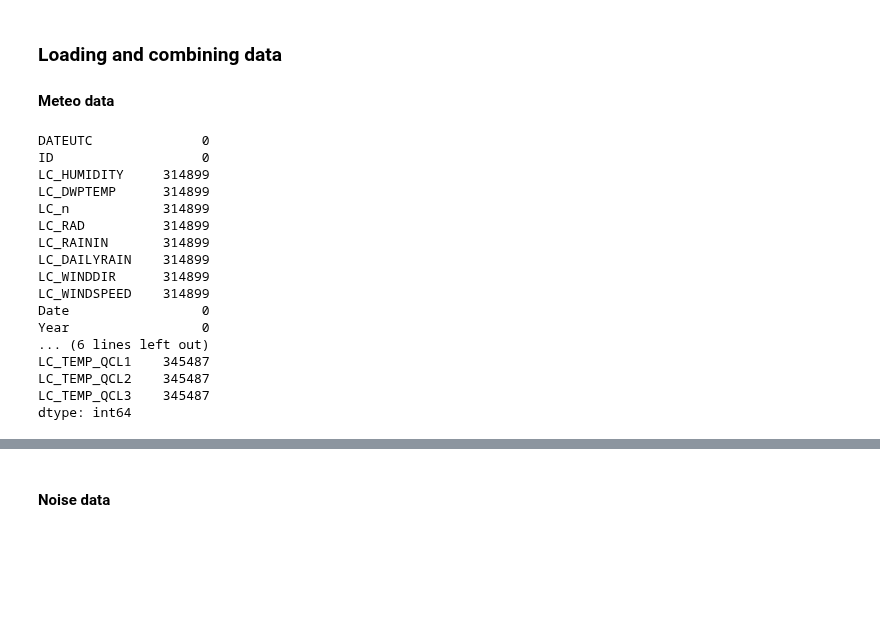
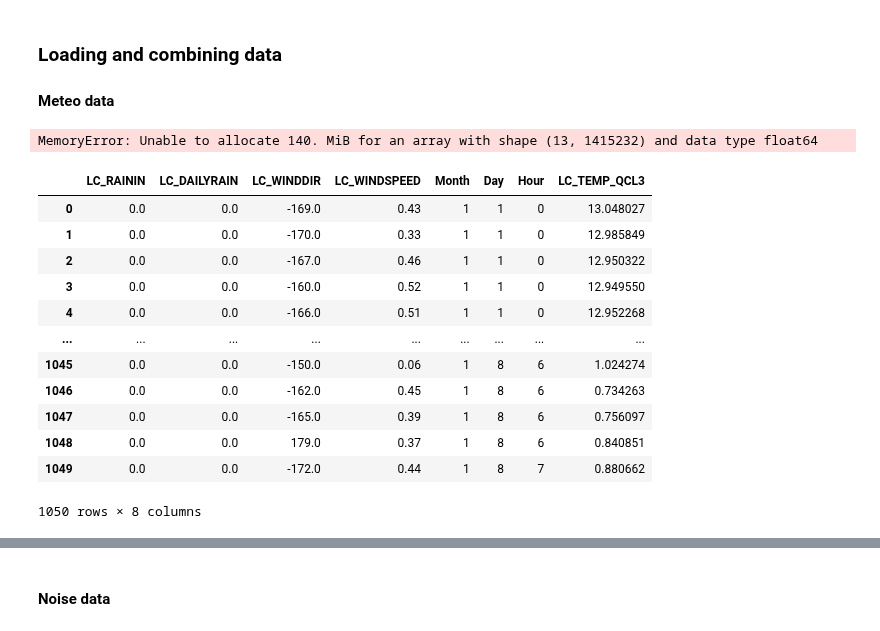
Before and after one commit to lennertvanh/MDA-Georgia, a Jupyter notebook: Preprocessing.ipynb, the cells around one changed output, grey strips where cells are left out. Saved outputs shown, nothing was run; the diff lists cells and outputs as text; code cells hidden in the pictures; blank space fills up the shorter version.

```diff
--- a/Preprocessing.ipynb
+++ b/Preprocessing.ipynb
@@ -24,24 +24,29 @@ for year in years:
 
 # Concatenate all the dataframes into a single dataframe
 meteo_combined_df = pd.concat(dfs, ignore_index=True)
+meteo_combined_df.head()
+# %% [output]
+MemoryError: Unable to allocate 140. MiB for an array with shape (13, 1415232) and data type float64
+# %%
+# Drop the columns we won't use
+columns_to_keep = ['LC_RAININ', 'LC_DAILYRAIN', 'LC_WINDDIR', 'LC_WINDSPEED', 'LC_TEMP_QCL3', 'Month', 'Day', 'Hour']  #there's less columns we keep than drop
+columns_to_drop = set(meteo_combined_df.columns) - set(columns_to_keep)
+meteo_combined_df.drop(columns=columns_to_drop, inplace=True)
+meteo_combined_df.head(1050)
+# %% [output]
+|  | LC_RAININ | LC_DAILYRAIN | LC_WINDDIR | LC_WINDSPEED | Month | Day | Hour | LC_TEMP_QCL3 |
+| 0 | 0.0 | 0.0 | -169.0 | 0.43 | 1 | 1 | 0 | 13.048027 |
+| 1 | 0.0 | 0.0 | -170.0 | 0.33 | 1 | 1 | 0 | 12.985849 |
+| 2 | 0.0 | 0.0 | -167.0 | 0.46 | 1 | 1 | 0 | 12.950322 |
+| 3 | 0.0 | 0.0 | -160.0 | 0.52 | 1 | 1 | 0 | 12.949550 |
+| 4 | 0.0 | 0.0 | -166.0 | 0.51 | 1 | 1 | 0 | 12.952268 |
+| ... | ... | ... | ... | ... | ... | ... | ... | ... |
+| 1045 | 0.0 | 0.0 | -150.0 | 0.06 | 1 | 8 | 6 | 1.024274 |
+| 1046 | 0.0 | 0.0 | -162.0 | 0.45 | 1 | 8 | 6 | 0.734263 |
+| 1047 | 0.0 | 0.0 | -165.0 | 0.39 | 1 | 8 | 6 | 0.756097 |
+| 1048 | 0.0 | 0.0 | 179.0 | 0.37 | 1 | 8 | 6 | 0.840851 |
+| 1049 | 0.0 | 0.0 | -172.0 | 0.44 | 1 | 8 | 7 | 0.880662 |
+1050 rows × 8 columns
 # %%
-# check for missing values in each column
-print(meteo_combined_df.isnull().sum())
+# check for percentage of missing values in each column
+print(meteo_combined_df.isnull().sum() / len(meteo_combined_df))
-# %% [output]
-DATEUTC              0
-ID                   0
-LC_HUMIDITY     314899
-LC_DWPTEMP      314899
-LC_n            314899
-LC_RAD          314899
-LC_RAININ       314899
-LC_DAILYRAIN    314899
-LC_WINDDIR      314899
-LC_WINDSPEED    314899
-Date                 0
-Year                 0
-... (6 lines left out)
-LC_TEMP_QCL1    345487
-LC_TEMP_QCL2    345487
-LC_TEMP_QCL3    345487
-dtype: int64
```
Also changed, not shown: parts of 22 cells of this notebook.
